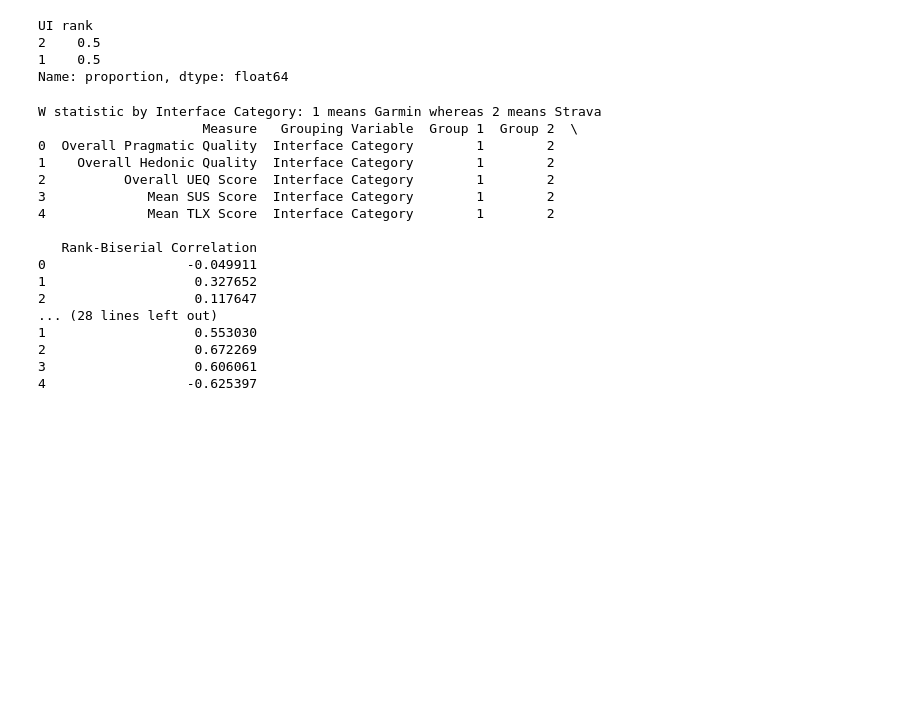
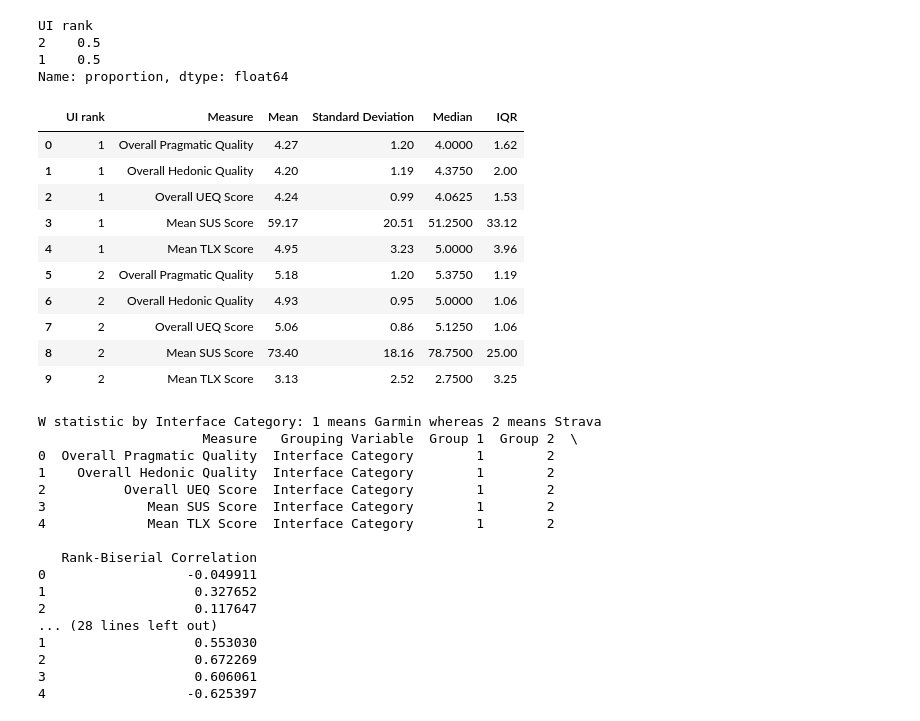
Before and after one commit to ggril/master_thesis, a Jupyter notebook: final_report.ipynb, the cells around one changed output. Saved outputs shown, nothing was run; the diff lists cells and outputs as text; code cells hidden in the pictures; blank space fills up the shorter version.

```diff
--- a/final_report.ipynb
+++ b/final_report.ipynb
@@ -175,6 +200,21 @@ UI rank
 2    0.5
 1    0.5
 Name: proportion, dtype: float64
+# %%
+calculate_stats_by_rank=analyst.calculate_statistics_by(df=full_data, group_col= 'UI rank', columns= ('Overall Pragmatic Quality', 'Overall Hedonic Quality', 'Overall UEQ Score', 'Mean SUS Score', 'Mean TLX Score'))
+calculate_stats_by_rank
+# %% [output]
+|  | UI rank | Measure | Mean | Standard Deviation | Median | IQR |
+| 0 | 1 | Overall Pragmatic Quality | 4.27 | 1.20 | 4.0000 | 1.62 |
+| 1 | 1 | Overall Hedonic Quality | 4.20 | 1.19 | 4.3750 | 2.00 |
+| 2 | 1 | Overall UEQ Score | 4.24 | 0.99 | 4.0625 | 1.53 |
+| 3 | 1 | Mean SUS Score | 59.17 | 20.51 | 51.2500 | 33.12 |
+| 4 | 1 | Mean TLX Score | 4.95 | 3.23 | 5.0000 | 3.96 |
+| 5 | 2 | Overall Pragmatic Quality | 5.18 | 1.20 | 5.3750 | 1.19 |
+| 6 | 2 | Overall Hedonic Quality | 4.93 | 0.95 | 5.0000 | 1.06 |
+| 7 | 2 | Overall UEQ Score | 5.06 | 0.86 | 5.1250 | 1.06 |
+| 8 | 2 | Mean SUS Score | 73.40 | 18.16 | 78.7500 | 25.00 |
+| 9 | 2 | Mean TLX Score | 3.13 | 2.52 | 2.7500 | 3.25 |
 # %%
 
 #Compute Cohen's d for Interface Category
```
Also changed, not shown: parts of 3 cells of this notebook, 1 other file.
